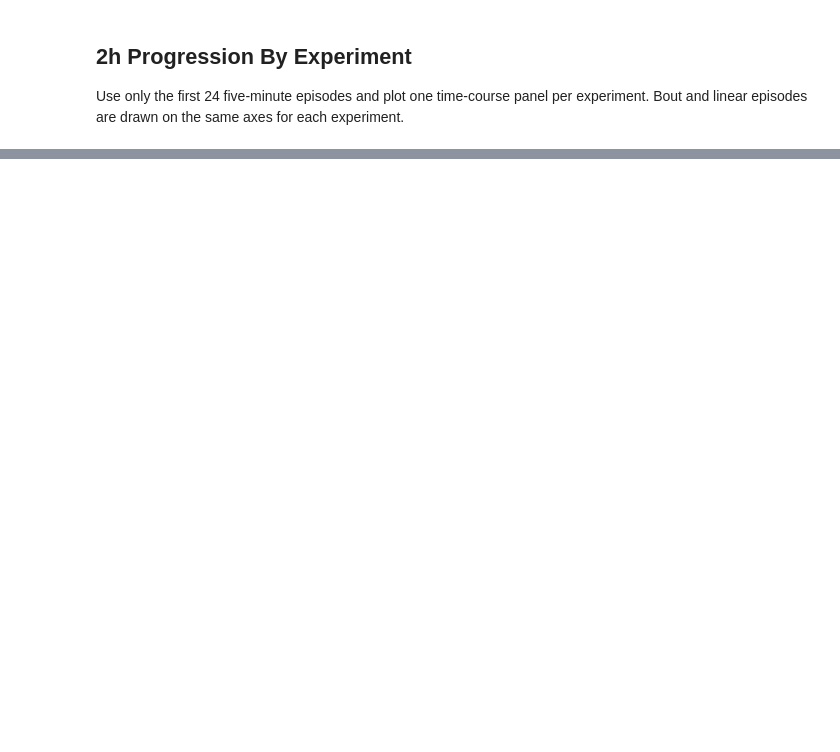
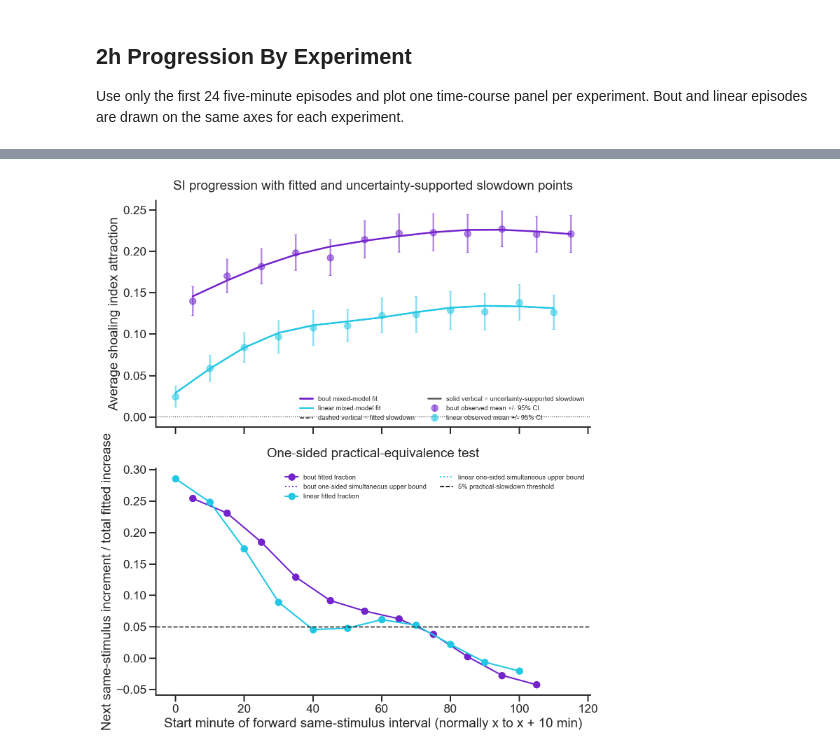
Before and after one commit to cryez/jlsocialbehavior, a Jupyter notebook: Analyses/ShoalingSelection_2h_vs_4h_2026.ipynb, the cells around one changed output, grey strips where cells are left out. Saved outputs shown, nothing was run; the diff lists cells and outputs as text; code cells hidden in the pictures; blank space fills up the shorter version.

```diff
--- a/Analyses/ShoalingSelection_2h_vs_4h_2026.ipynb
+++ b/Analyses/ShoalingSelection_2h_vs_4h_2026.ipynb
@@ -755,0 +885,78 @@ progression_2h_by_experiment.head()
+# %%
+# Upper panel: observed SI summaries and model fits. Lower panel: the actual forward-increment
+# statistic used by the practical-equivalence test and its simultaneous uncertainty bound.
+fig, (ax_si, ax_fraction) = plt.subplots(2, 1, figsize=(10, 11), sharex=True)
+
+for stimulus_type, dat in si_slowdown_curve.groupby('stimulus_type', sort=False):
+    color = EPISODE_PALETTE.get(stimulus_type)
+    # Observed points are visual summaries only; the fitted line comes from raw fish-level rows.
+    observed = progression_2h.loc[progression_2h['episode_type'] == stimulus_type]
+    ax_si.errorbar(
+        observed['recording_min'],
+        observed['mean_si'],
+        yerr=observed[selected_uncertainty_column('si')],
+        fmt='o',
+        color=color,
+        alpha=0.55,
+        capsize=2,
+        label=f'{stimulus_type} observed mean +/- {PLOT_UNCERTAINTY_LABEL}',
+    )
+    # curve has one row per interval and therefore omits the final endpoint as a row start; append
+    # that endpoint here so the upper-panel fitted SI line reaches the last observed exposure.
+    fitted_times = np.append(dat['recording_min'].to_numpy(), dat['next_recording_min'].iloc[-1])
+    fitted_values = np.append(dat['fitted_si'].to_numpy(), dat['next_fitted_si'].iloc[-1])
+    ax_si.plot(fitted_times, fitted_values, color=color, linewidth=2.4, label=f'{stimulus_type} mixed-model fit')
+
+    # Each marker at x represents the fitted change from x to next_recording_min, divided by the
+    # stimulus-specific fitted first-to-last increase over the complete 2-hour analysis window.
+    ax_fraction.plot(
+        dat['recording_min'],
+        dat['increment_fraction'],
+        marker='o',
+        color=color,
+        linewidth=2,
+        label=f'{stimulus_type} fitted fraction',
+    )
+    # This is a simultaneous (whole-curve) one-sided upper band, not a pointwise error bar.
+    ax_fraction.plot(
+        dat['recording_min'],
+        dat['simultaneous_upper_fraction'],
+        color=color,
+        linestyle=':',
+        linewidth=1.8,
+        label=f'{stimulus_type} one-sided simultaneous upper bound',
+    )
+
+    # Dashed vertical = first persistent crossing of the fitted fraction (descriptive only).
+    # Solid vertical = first persistent crossing of the upper band (uncertainty-supported).
+    # Line color retains stimulus identity. A missing solid line means support was not reached.
+    result = si_slowdown_results.loc[si_slowdown_results['stimulus_type'] == stimulus_type].iloc[0]
+    if np.isfinite(result['fitted_slowdown_min']):
+        ax_si.axvline(result['fitted_slowdown_min'], color=color, linestyle='--', linewidth=1.5)
+        ax_fraction.axvline(result['fitted_slowdown_min'], color=color, linestyle='--', linewidth=1.5)
+    if np.isfinite(result['supported_slowdown_min']):
+        ax_si.axvline(result['supported_slowdown_min'], color=color, linestyle='-', linewidth=2.2)
+        ax_fraction.axvline(result['supported_slowdown_min'], color=color, linestyle='-', linewidth=2.2)
+
+# Add explicit style keys because the colored vertical lines otherwise have no legend entries.
+# Empty plots create legend handles without adding data to either axis.
+ax_si.plot([], [], color='0.35', linestyle='--', linewidth=1.5, label='dashed vertical = fitted slowdown')
+ax_si.plot([], [], color='0.35', linestyle='-', linewidth=2.2, label='solid vertical = uncertainty-supported slowdown')
+
+ax_si.axhline(0, ls=':', color=ZERO_BASELINE_COLOR, linewidth=1)
+ax_si.set_ylabel('Average shoaling index attraction')
+ax_si.set_title('SI progression with fitted and uncertainty-supported slowdown points', pad=15)
+ax_si.legend(frameon=False, fontsize=9, ncol=2)
+
+# The threshold is a fraction of fitted first-to-last increase, not an SI-unit threshold.
+ax_fraction.axhline(SI_SLOWDOWN_FRACTION, color=WINDOW_CUTOFF_COLOR, linestyle='--', linewidth=1.5, label=f'{SI_SLOWDOWN_FRACTION:.0%} practical-slowdown threshold')
+ax_fraction.set_xlabel('Start minute of forward same-stimulus interval (normally x to x + 10 min)')
+ax_fraction.set_ylabel('Next same-stimulus increment / total fitted increase')
+ax_fraction.set_title('One-sided practical-equivalence test', pad=15)
+ax_fraction.legend(frameon=False, fontsize=9, ncol=2)
+sns.despine(fig=fig)
+fig.tight_layout()
+fig.savefig(outputDir / 'si_slowdown_progression_2026_2h.pdf', bbox_inches='tight')
+plt.show()
+# %% [output]
+[figure, added]
```
Also changed, not shown: parts of 17 cells of this notebook, 1 other file.
